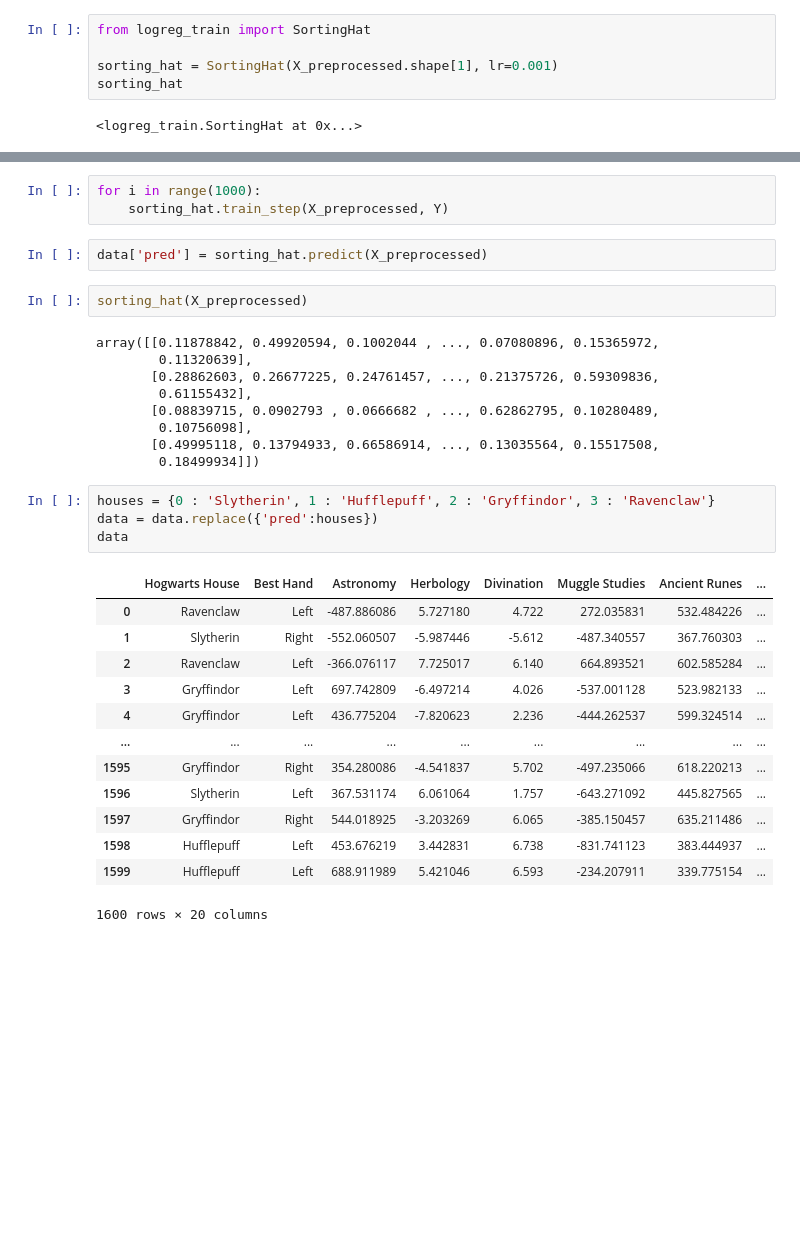
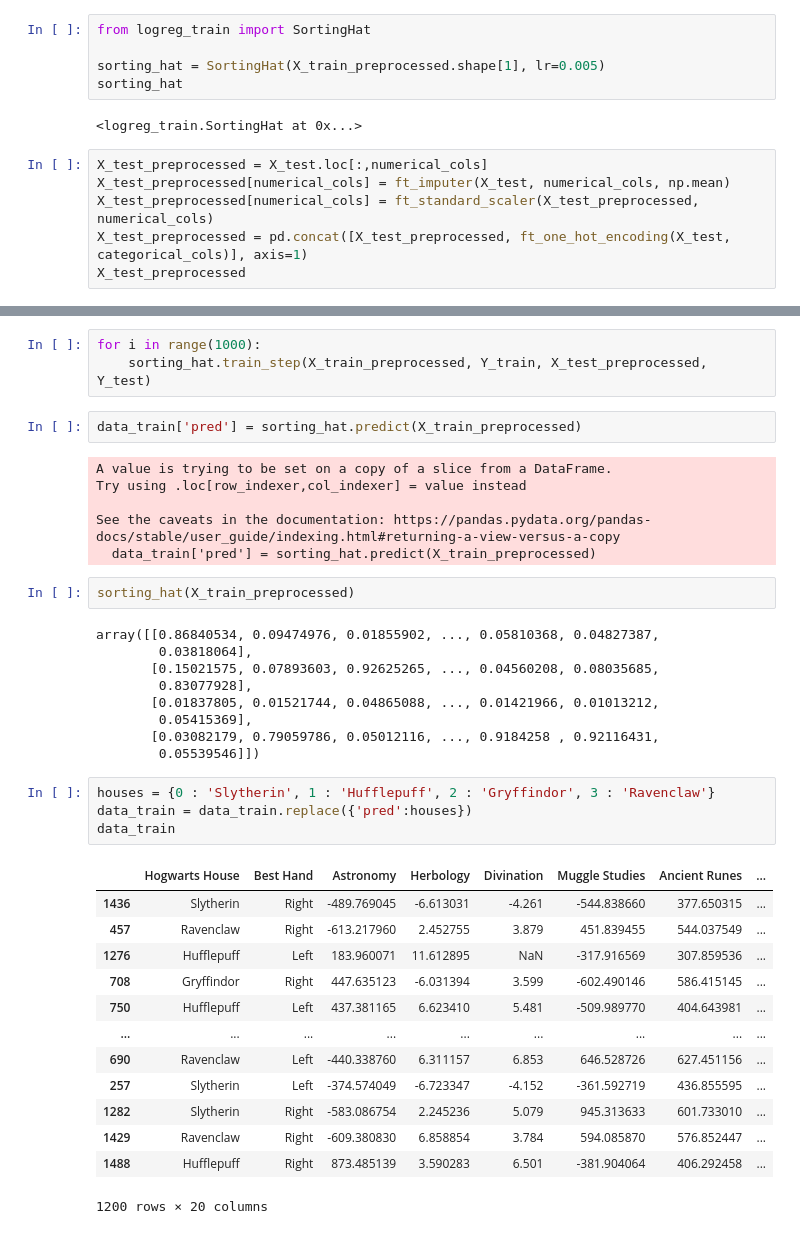
Before and after one commit to tgrasset/dslr, a Jupyter notebook: logreg.ipynb, the cells around one changed output, grey strips where cells are left out. Cells and saved outputs as stored; diff of their text form; blank space fills up the shorter version.

```diff
--- a/logreg.ipynb
+++ b/logreg.ipynb
@@ -189,7 +397,13 @@ X_preprocessed
 # %%
 from logreg_train import SortingHat
 
-sorting_hat = SortingHat(X_preprocessed.shape[1], lr=0.001)
+sorting_hat = SortingHat(X_train_preprocessed.shape[1], lr=0.005)
 sorting_hat
 # %% [output]
 <logreg_train.SortingHat at 0x...>
+# %%
+X_test_preprocessed = X_test.loc[:,numerical_cols]
+X_test_preprocessed[numerical_cols] = ft_imputer(X_test, numerical_cols, np.mean)
+X_test_preprocessed[numerical_cols] = ft_standard_scaler(X_test_preprocessed, numerical_cols)
+X_test_preprocessed = pd.concat([X_test_preprocessed, ft_one_hot_encoding(X_test, categorical_cols)], axis=1)
+X_test_preprocessed
@@ -196,35 +424,41 @@ sorting_hat
 # %%
 for i in range(1000):
-    sorting_hat.train_step(X_preprocessed, Y)
+    sorting_hat.train_step(X_train_preprocessed, Y_train, X_test_preprocessed, Y_test)
 # %%
-data['pred'] = sorting_hat.predict(X_preprocessed)
+data_train['pred'] = sorting_hat.predict(X_train_preprocessed)
+# %% [output]
+A value is trying to be set on a copy of a slice from a DataFrame.
+Try using .loc[row_indexer,col_indexer] = value instead
+
+See the caveats in the documentation: https://pandas.pydata.org/pandas-docs/stable/user_guide/indexing.html#returning-a-view-versus-a-copy
+  data_train['pred'] = sorting_hat.predict(X_train_preprocessed)
 # %%
-sorting_hat(X_preprocessed)
+sorting_hat(X_train_preprocessed)
 # %% [output]
-array([[0.11878842, 0.49920594, 0.1002044 , ..., 0.07080896, 0.15365972,
-        0.11320639],
-       [0.28862603, 0.26677225, 0.24761457, ..., 0.21375726, 0.59309836,
-        0.61155432],
-       [0.08839715, 0.0902793 , 0.0666682 , ..., 0.62862795, 0.10280489,
-        0.10756098],
-       [0.49995118, 0.13794933, 0.66586914, ..., 0.13035564, 0.15517508,
-        0.18499934]])
+array([[0.86840534, 0.09474976, 0.01855902, ..., 0.05810368, 0.04827387,
+        0.03818064],
+       [0.15021575, 0.07893603, 0.92625265, ..., 0.04560208, 0.08035685,
+        0.83077928],
+       [0.01837805, 0.01521744, 0.04865088, ..., 0.01421966, 0.01013212,
+        0.05415369],
+       [0.03082179, 0.79059786, 0.05012116, ..., 0.9184258 , 0.92116431,
+        0.05539546]])
 # %%
 houses = {0 : 'Slytherin', 1 : 'Hufflepuff', 2 : 'Gryffindor', 3 : 'Ravenclaw'}
-data = data.replace({'pred':houses})
-data
+data_train = data_train.replace({'pred':houses})
+data_train
 # %% [output]
 |  | Hogwarts House | Best Hand | Astronomy | Herbology | Divination | Muggle Studies | Ancient Runes | ... |
-| 0 | Ravenclaw | Left | -487.886086 | 5.727180 | 4.722 | 272.035831 | 532.484226 | ... |
-| 1 | Slytherin | Right | -552.060507 | -5.987446 | -5.612 | -487.340557 | 367.760303 | ... |
-| 2 | Ravenclaw | Left | -366.076117 | 7.725017 | 6.140 | 664.893521 | 602.585284 | ... |
-| 3 | Gryffindor | Left | 697.742809 | -6.497214 | 4.026 | -537.001128 | 523.982133 | ... |
-| 4 | Gryffindor | Left | 436.775204 | -7.820623 | 2.236 | -444.262537 | 599.324514 | ... |
+| 1436 | Slytherin | Right | -489.769045 | -6.613031 | -4.261 | -544.838660 | 377.650315 | ... |
+| 457 | Ravenclaw | Right | -613.217960 | 2.452755 | 3.879 | 451.839455 | 544.037549 | ... |
+| 1276 | Hufflepuff | Left | 183.960071 | 11.612895 | NaN | -317.916569 | 307.859536 | ... |
+| 708 | Gryffindor | Right | 447.635123 | -6.031394 | 3.599 | -602.490146 | 586.415145 | ... |
+| 750 | Hufflepuff | Left | 437.381165 | 6.623410 | 5.481 | -509.989770 | 404.643981 | ... |
 | ... | ... | ... | ... | ... | ... | ... | ... | ... |
-| 1595 | Gryffindor | Right | 354.280086 | -4.541837 | 5.702 | -497.235066 | 618.220213 | ... |
-| 1596 | Slytherin | Left | 367.531174 | 6.061064 | 1.757 | -643.271092 | 445.827565 | ... |
-| 1597 | Gryffindor | Right | 544.018925 | -3.203269 | 6.065 | -385.150457 | 635.211486 | ... |
-| 1598 | Hufflepuff | Left | 453.676219 | 3.442831 | 6.738 | -831.741123 | 383.444937 | ... |
-| 1599 | Hufflepuff | Left | 688.911989 | 5.421046 | 6.593 | -234.207911 | 339.775154 | ... |
+| 690 | Ravenclaw | Left | -440.338760 | 6.311157 | 6.853 | 646.528726 | 627.451156 | ... |
+| 257 | Slytherin | Left | -374.574049 | -6.723347 | -4.152 | -361.592719 | 436.855595 | ... |
+| 1282 | Slytherin | Right | -583.086754 | 2.245236 | 5.079 | 945.313633 | 601.733010 | ... |
+| 1429 | Ravenclaw | Right | -609.380830 | 6.858854 | 3.784 | 594.085870 | 576.852447 | ... |
+| 1488 | Hufflepuff | Right | 873.485139 | 3.590283 | 6.501 | -381.904064 | 406.292458 | ... |
-1600 rows × 20 columns
+1200 rows × 20 columns
 # %%
```
Also changed, not shown: parts of 14 cells of this notebook, 1 other file.
